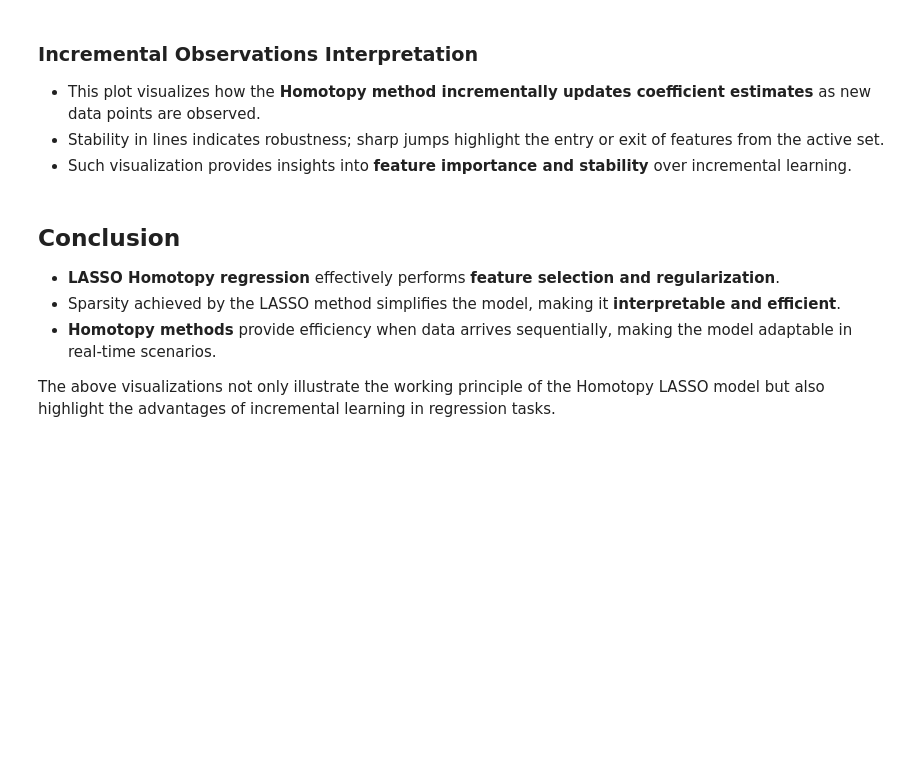
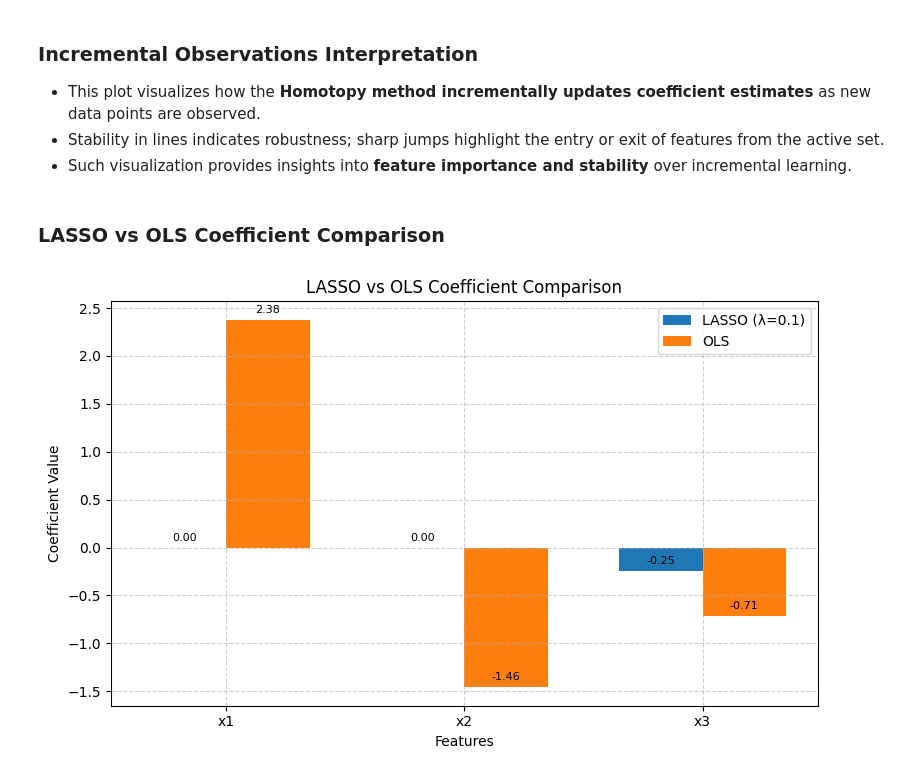
Before and after one commit to ndalvi20/Project1, a Jupyter notebook: LassoHomotopy/visualizations/LassoVisualization.ipynb, the cells around one changed output. Saved outputs shown, nothing was run; the diff lists cells and outputs as text; code cells hidden in the pictures; blank space fills up the shorter version.

Commit message:
Updated readme and visualizations

```diff
--- a/LassoHomotopy/visualizations/LassoVisualization.ipynb
+++ b/LassoHomotopy/visualizations/LassoVisualization.ipynb
@@ -116,11 +117,49 @@ plt.show()
 - This plot visualizes how the **Homotopy method incrementally updates coefficient estimates** as new data points are observed.
 - Stability in lines indicates robustness; sharp jumps highlight the entry or exit of features from the active set.
 - Such visualization provides insights into **feature importance and stability** over incremental learning.
-# %% [markdown]
-## Conclusion
-
-- **LASSO Homotopy regression** effectively performs **feature selection and regularization**.
-- Sparsity achieved by the LASSO method simplifies the model, making it **interpretable and efficient**.
-- **Homotopy methods** provide efficiency when data arrives sequentially, making the model adaptable in real-time scenarios.
-
-The above visualizations not only illustrate the working principle of the Homotopy LASSO model but also highlight the advantages of incremental learning in regression tasks.
+# %% [markdown]
+### LASSO vs OLS Coefficient Comparison
+# %%
+# Load dataset
+df = pd.read_csv("../datasets/collinear_dataset.csv")
+X = df[['x_1', 'x_2', 'x_3']].values
+y = df['y'].values.reshape(-1, 1)
+
+# Fit LASSO using Homotopy
+lasso = LassoHomotopyModel(reg_param=0.1)
+lasso_result = lasso.fit(X, y)
+lasso_coefs = lasso_result.coefficients
+
+# Fit OLS (Linear Regression without regularization)
+ols = LinearRegression()
+ols.fit(X, y)
+ols_coefs = ols.coef_.flatten()
+
+# Plot side-by-side coefficient comparison
+labels = ['x1', 'x2', 'x3']
+x = np.arange(len(labels))
+width = 0.35
+
+fig, ax = plt.subplots(figsize=(8, 5))
+bars1 = ax.bar(x - width/2, lasso_coefs, width, label='LASSO (λ=0.1)', color='tab:blue')
+bars2 = ax.bar(x + width/2, ols_coefs, width, label='OLS', color='tab:orange')
+
+# Labels and styling
+ax.set_ylabel('Coefficient Value')
+ax.set_xlabel('Features')
+ax.set_title('LASSO vs OLS Coefficient Comparison')
+ax.set_xticks(x)
+ax.set_xticklabels(labels)
+ax.legend()
+ax.grid(True, linestyle='--', alpha=0.6)
+
+# Display value on top of bars
+for bar in bars1 + bars2:
+    height = bar.get_height()
+    ax.annotate(f'{height:.2f}', xy=(bar.get_x() + bar.get_width() / 2, height),
+                xytext=(0, 5), textcoords='offset points', ha='center', fontsize=8)
+
+plt.tight_layout()
+plt.show()
+# %% [output]
+[figure, added]
```
Also changed, not shown: parts of 10 cells of this notebook, 14 other files.
